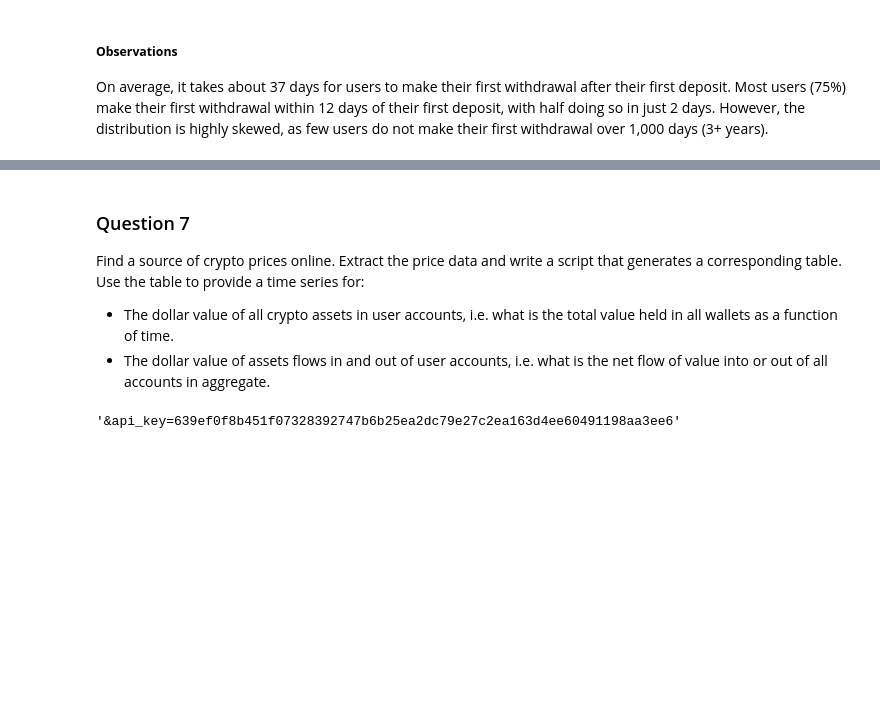
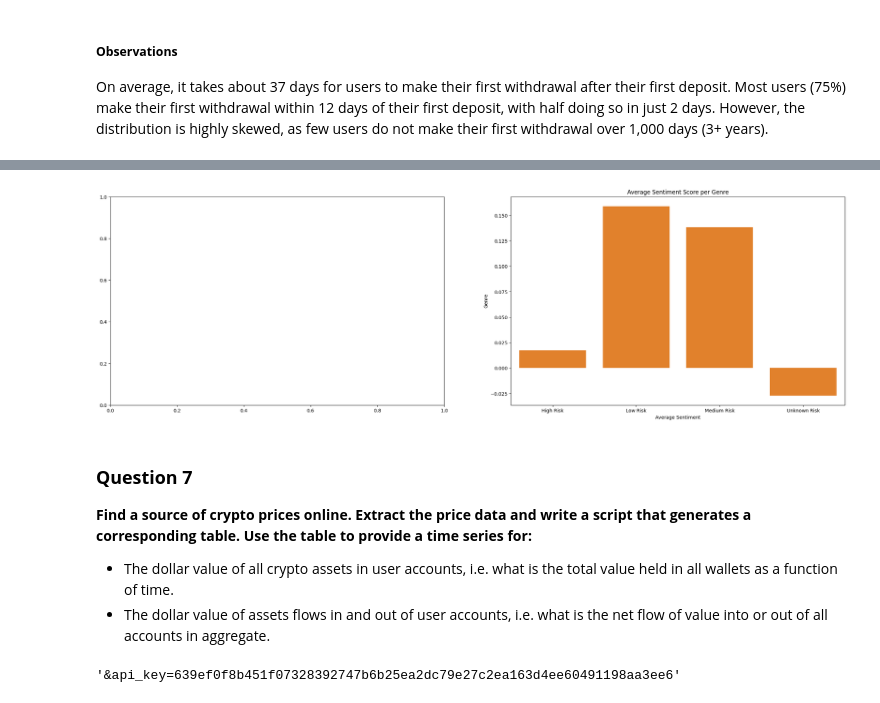
Before and after one commit to ycyuchengliu/coinbase_note, a Jupyter notebook: Coinbase_Data_HW.ipynb, the cells around one changed output, grey strips where cells are left out. Cells and saved outputs as stored; diff of their text form; code cells hidden in the pictures; blank space fills up the shorter version.

```diff
--- a/Coinbase_Data_HW.ipynb
+++ b/Coinbase_Data_HW.ipynb
@@ -293,0 +308,22 @@ On average, it takes about 37 days for users to make their first withdrawal afte
+# %%
+q4_a_query = f"""
+        SELECT
+            CASE
+                WHEN u.risk_score IS NULL THEN 'Unknown Risk'
+                WHEN u.risk_score >= 50 THEN 'High Risk'
+                WHEN u.risk_score BETWEEN 10 AND 49 THEN 'Medium Risk'
+                ELSE 'Low Risk'
+            END AS risk_rating,
+            AVG(l.amount) AS average_transaction_volume
+        FROM
+            COINBASE.PUBLIC.USERS u
+        JOIN
+            COINBASE.PUBLIC.ACCOUNTS a ON u.user_id = a.user_id
+        JOIN
+            COINBASE.PUBLIC.LEDGER l ON a.account_id = l.account_id
+        GROUP BY 1
+        ORDER BY 1;
+"""
+
+avg_transaction_for_each_risk = get_sf_data(q4_a_query)
+avg_transaction_for_each_risk.head(10)
@@ -294,8 +336,21 @@ On average, it takes about 37 days for users to make their first withdrawal afte
+# %%
+fig, axes = plt.subplots(nrows=1, ncols=2, figsize=(28, 8))
+
+sns.barplot(x='RISK_RATING', y='AVERAGE_TRANSACTION_VOLUME', data=avg_transaction_for_each_risk)
+plt.title('Average Sentiment Score per Genre')
+plt.xlabel('Average Sentiment')
+plt.ylabel('Genre')
+
+sns.barplot(x='RISK_RATING', y='AVERAGE_TRANSACTION_VOLUME', data=avg_transaction_for_each_risk)
+plt.title('Average Sentiment Score per Genre')
+plt.xlabel('Average Sentiment')
+plt.ylabel('Genre')
+plt.show()
+# %% [output]
+[figure, added]
 # %% [markdown]
-### Question 7
-
-Find a source of crypto prices online. Extract the price data and write a script that generates a corresponding table. Use the table to provide a time series for:
-
+### **Question 7**
+**Find a source of crypto prices online. Extract the price data and write a script that generates a corresponding table. Use the table to provide a time series for:**
 - The dollar value of all crypto assets in user accounts, i.e. what is the total value held in all wallets as a function of time.
 - The dollar value of assets flows in and out of user accounts, i.e. what is the net flow of value into or out of all accounts in aggregate.
 # %%
```
Also changed, not shown: parts of 6 cells of this notebook.
